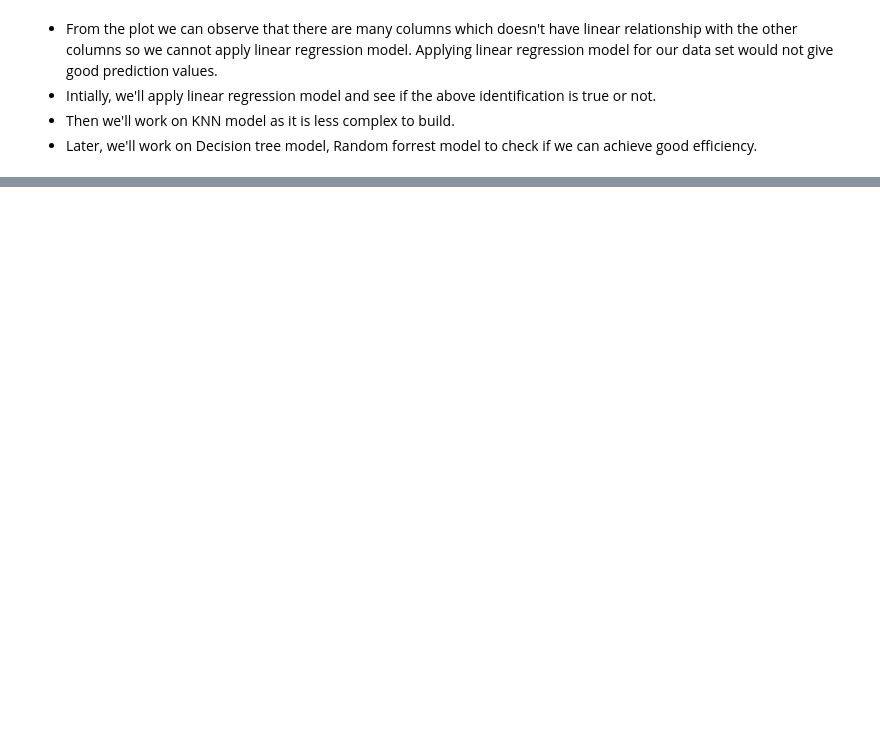
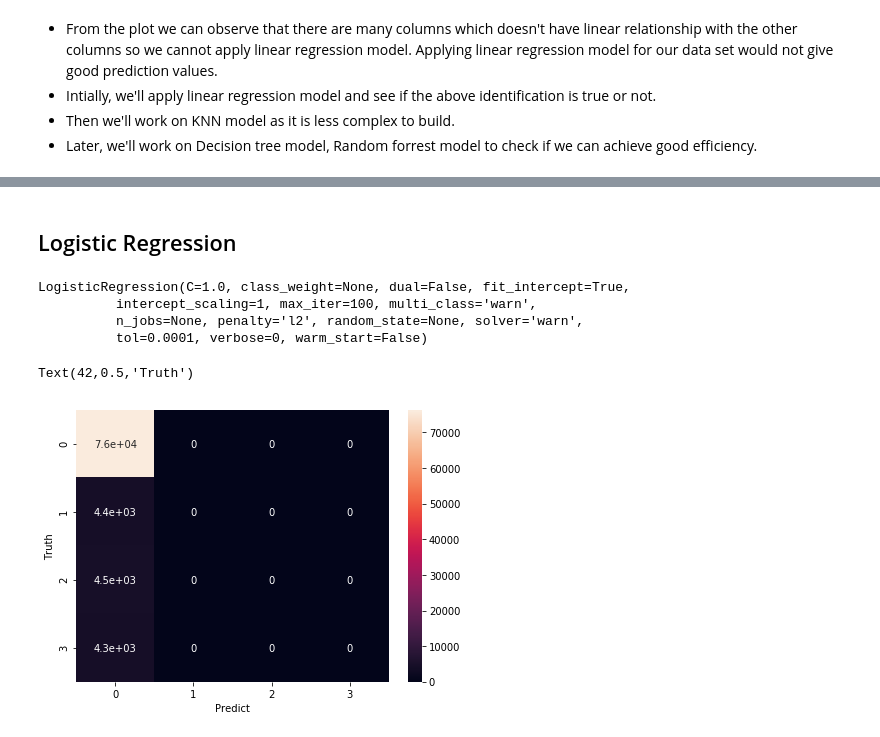
Before and after one commit to shailbpatel/255_group_project-master, a Jupyter notebook: Python_Code/Models/Overall_Prediction/LogisticRegression.ipynb, the cells around one changed output, grey strips where cells are left out. Cells and saved outputs as stored; diff of their text form; code cells hidden in the pictures; blank space fills up the shorter version.

Commit message:
evaluated logistic regressio

```diff
--- a/Python_Code/Models/Overall_Prediction/LogisticRegression.ipynb
+++ b/Python_Code/Models/Overall_Prediction/LogisticRegression.ipynb
@@ -61,0 +91,9 @@ sns.pairplot(athlete_merged)
+# %%
+from sklearn.preprocessing import StandardScaler
+sc=StandardScaler()
+
+X_train=pd.DataFrame(sc.fit_transform(X_train[['Age','Height','Weight','Team','NOC','Year','City','Event']]))
+X_train.columns=['Age','Height','Weight','Team','NOC','Year','City','Event']
+X_test=pd.DataFrame(sc.fit_transform(X_test[['Age','Height','Weight','Team','NOC','Year','City','Event']]))
+X_test.columns=['Age','Height','Weight','Team','NOC','Year','City','Event']
+X_train.head()
@@ -61,0 +107,28 @@ sns.pairplot(athlete_merged)
+# %% [markdown]
+## Logistic Regression
+# %%
+from sklearn.linear_model import LogisticRegression
+from sklearn.metrics import confusion_matrix
+
+lr = LogisticRegression()
+lr.fit(X_train, Y_train)
+# %% [output]
+LogisticRegression(C=1.0, class_weight=None, dual=False, fit_intercept=True,
+          intercept_scaling=1, max_iter=100, multi_class='warn',
+          n_jobs=None, penalty='l2', random_state=None, solver='warn',
+          tol=0.0001, verbose=0, warm_start=False)
+# %%
+y_pred = lr.predict(X_test)
+# %%
+cm=confusion_matrix(Y_test, y_pred)
+# %%
+%matplotlib inline
+import seaborn as sn
+import matplotlib.pyplot as plt
+plt.figure(figsize=(7,5))
+sn.heatmap(cm,annot=True)
+plt.xlabel("Predict")
+plt.ylabel("Truth")
+# %% [output]
+Text(42,0.5,'Truth')
+[figure, added]
```
Also changed, not shown: parts of 10 cells of this notebook.
